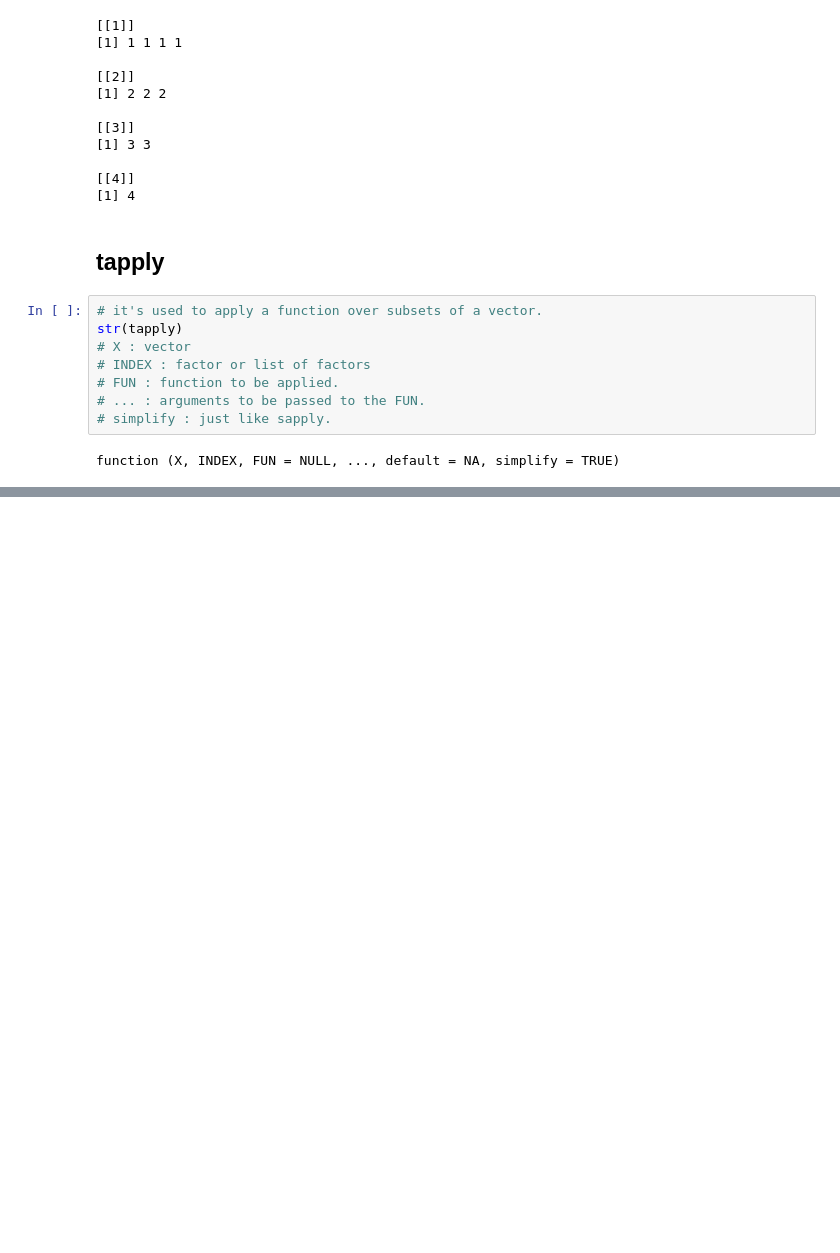
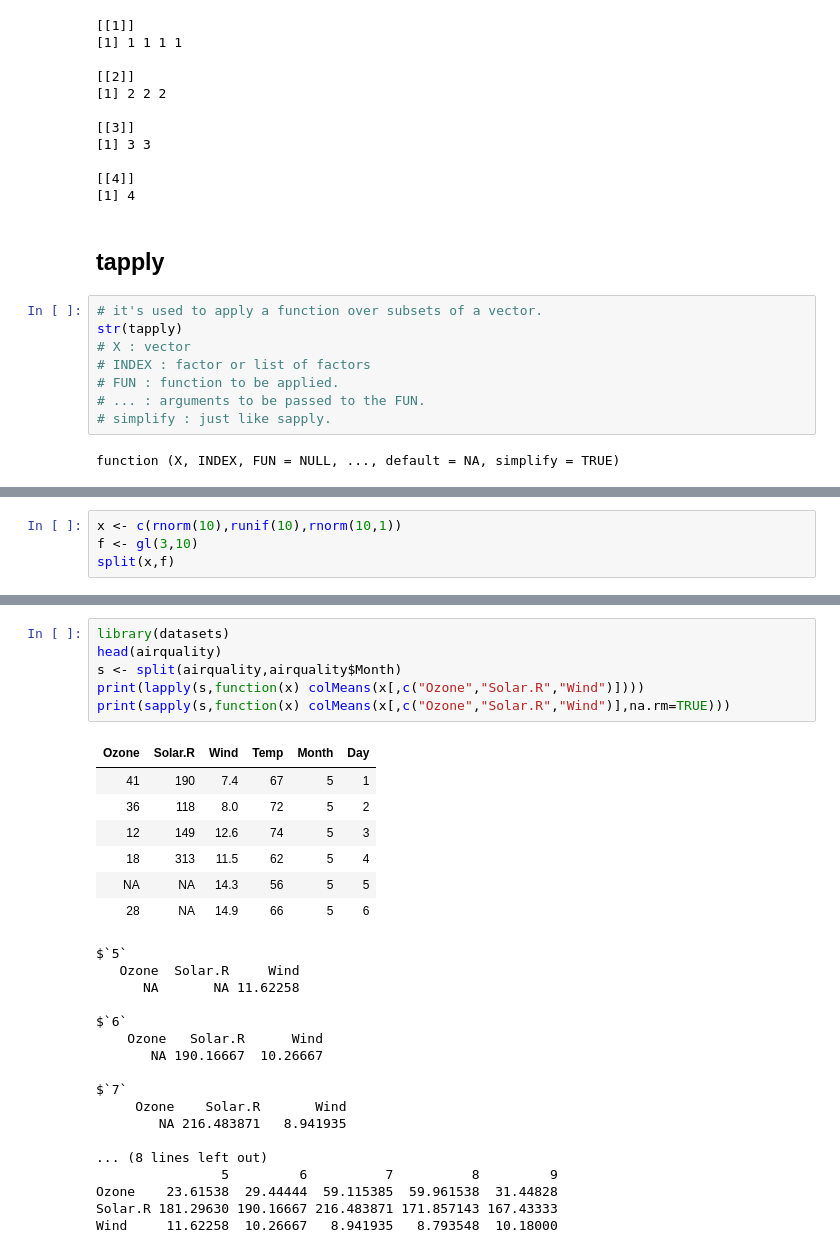
Before and after one commit to Reactor11/Data-Science-Using-R, a Jupyter notebook: Learning R/R-Notes.ipynb, the cells around one changed output, grey strips where cells are left out. Drawn from its saved outputs; the diff is of its cells as text; blank space fills up the shorter version.

Commit message:
Added split function notes.

```diff
--- a/Learning R/R-Notes.ipynb
+++ b/Learning R/R-Notes.ipynb
@@ -620,0 +631,4 @@ $`3`
+# %%
+x <- c(rnorm(10),runif(10),rnorm(10,1))
+f <- gl(3,10)
+split(x,f)
@@ -620,0 +658,31 @@ $`3`
+# %%
+library(datasets)
+head(airquality)
+s <- split(airquality,airquality$Month)
+print(lapply(s,function(x) colMeans(x[,c("Ozone","Solar.R","Wind")])))
+print(sapply(s,function(x) colMeans(x[,c("Ozone","Solar.R","Wind")],na.rm=TRUE)))
+# %% [output]
+| Ozone | Solar.R | Wind | Temp | Month | Day |
+| 41 | 190 | 7.4 | 67 | 5 | 1 |
+| 36 | 118 | 8.0 | 72 | 5 | 2 |
+| 12 | 149 | 12.6 | 74 | 5 | 3 |
+| 18 | 313 | 11.5 | 62 | 5 | 4 |
+| NA | NA | 14.3 | 56 | 5 | 5 |
+| 28 | NA | 14.9 | 66 | 5 | 6 |
+$`5`
+   Ozone  Solar.R     Wind
+      NA       NA 11.62258
+
+$`6`
+    Ozone   Solar.R      Wind
+       NA 190.16667  10.26667
+
+$`7`
+     Ozone    Solar.R       Wind
+        NA 216.483871   8.941935
+
+... (8 lines left out)
+                5         6          7          8         9
+Ozone    23.61538  29.44444  59.115385  59.961538  31.44828
+Solar.R 181.29630 190.16667 216.483871 171.857143 167.43333
+Wind     11.62258  10.26667   8.941935   8.793548  10.18000
```
Also changed, not shown: parts of 6 cells of this notebook.
